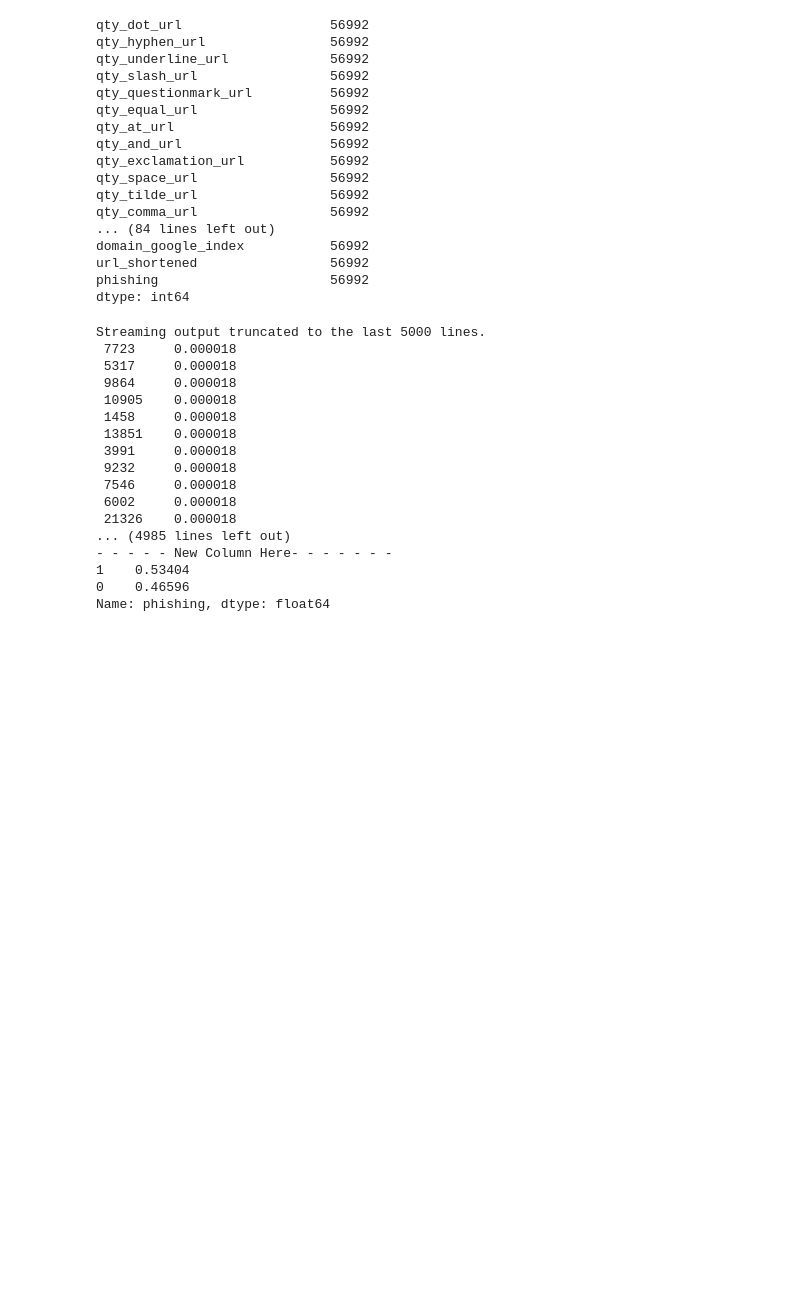
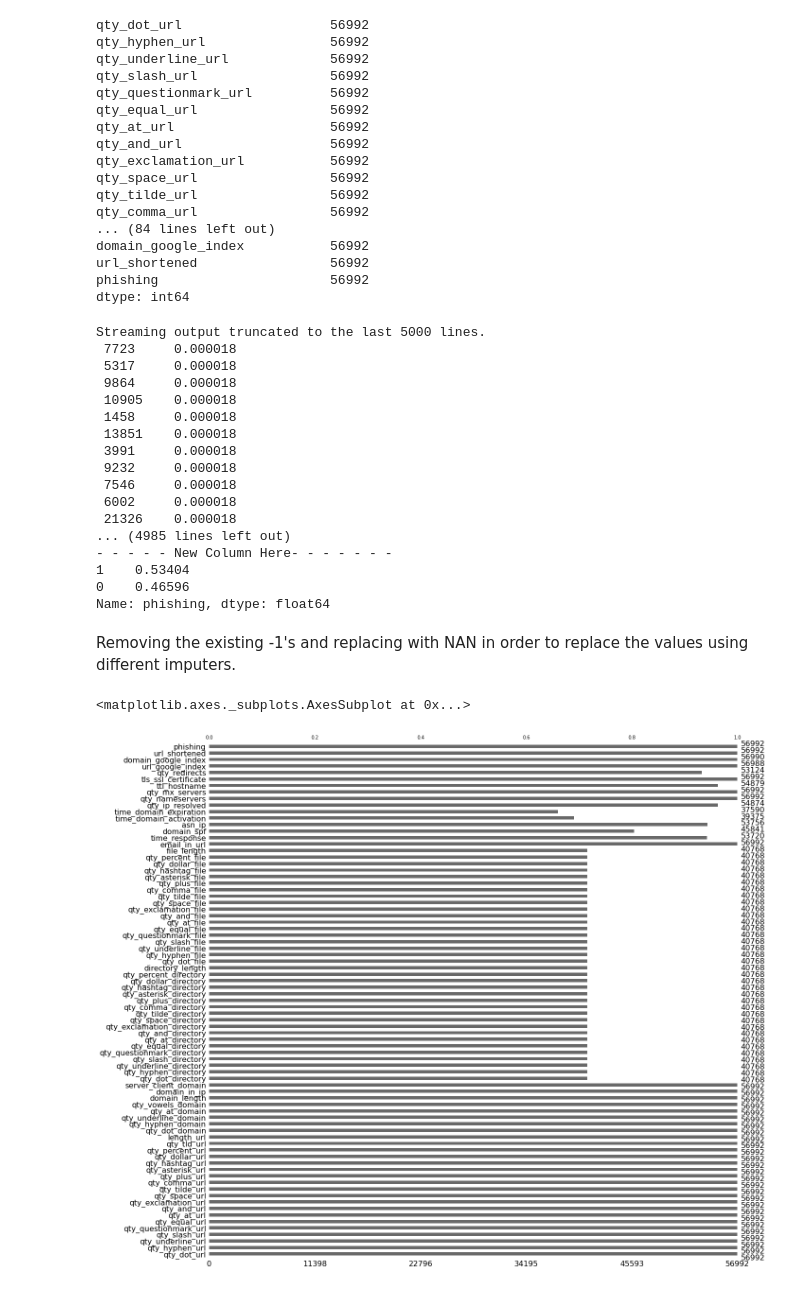
Before and after one commit to Tanya-11/cmpe255-TermProject, a Jupyter notebook: 255Final.ipynb, the cells around one changed output. Cells and saved outputs as stored; diff of their text form; code cells hidden in the pictures; blank space fills up the shorter version.

Commit message:
Add files via upload
Removing the -1 values and replacing with NAN values and removing columns having -1 more than 80%

```diff
--- a/255Final.ipynb
+++ b/255Final.ipynb
@@ -196,3 +196,18 @@ Streaming output truncated to the last 5000 lines.
 1    0.53404
 0    0.46596
 Name: phishing, dtype: float64
+# %% [markdown]
+Removing the existing -1's and replacing with NAN in order to replace the values using different imputers.
+# %%
+for i,j in cols.items():
+    if j>=0.8:
+        dataset.drop(i,inplace=True,axis=1)
+
+df_imp=dataset.replace(to_replace = -1,value =np.nan)
+# %%
+##Visualization of Missing Data using missingno lib.
+
+msno.bar(df_imp,figsize=(20,20))
+# %% [output]
+<matplotlib.axes._subplots.AxesSubplot at 0x...>
+[figure, added]
```
Also changed, not shown: parts of 3 cells of this notebook, 1 other file.
